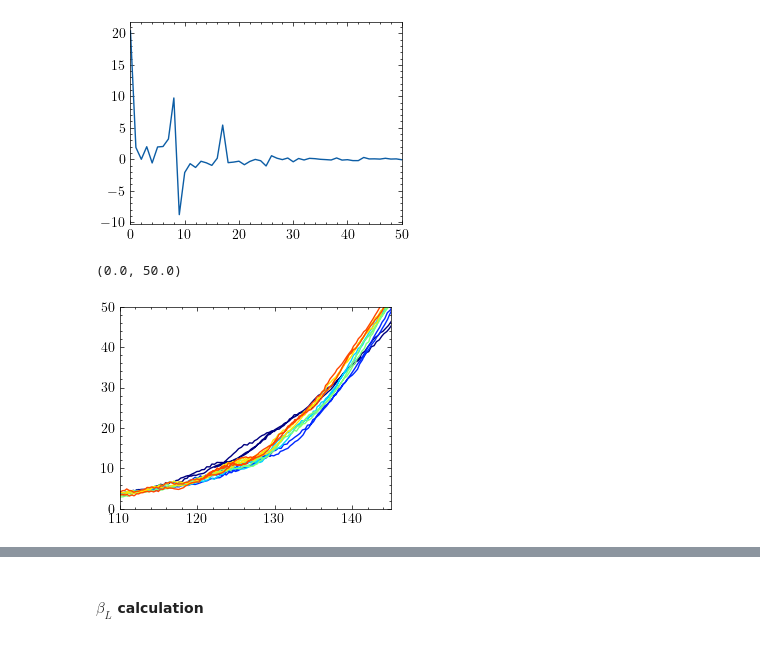
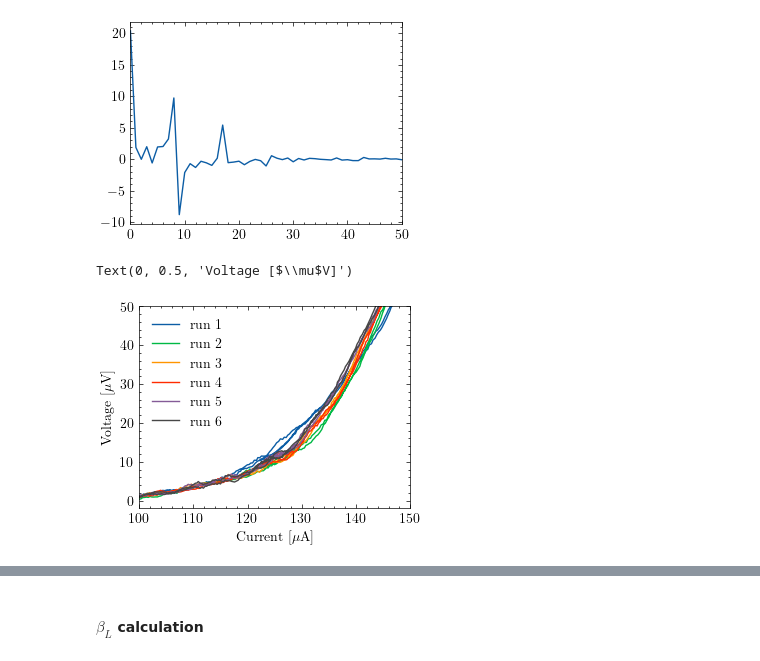
Before and after one commit to emhl/FP1, a Jupyter notebook: SQUID.ipynb, the cells around one changed output, grey strips where cells are left out. Saved outputs shown, nothing was run; the diff lists cells and outputs as text; code cells hidden in the pictures.

```diff
--- a/SQUID.ipynb
+++ b/SQUID.ipynb
@@ -546,16 +547,17 @@ plt.xlim(0,50)
 # %% [output]
 (0.0, 50.0)
 [figure]
-# %%
-w= 15
-plt.plot(knee['0_x'].rolling(window=w).mean(), knee['0_y'].rolling(window=w).mean(), label='1',c=mapcolors(6)[0])
-plt.plot(knee['1_x'].rolling(window=w).mean(), knee['1_y'].rolling(window=w).mean(), label='2',c=mapcolors(6)[1])
-plt.plot(knee['2_x'].rolling(window=w).mean(), knee['2_y'].rolling(window=w).mean(), label='3',c=mapcolors(6)[2])
-plt.plot(knee['3_x'].rolling(window=w).mean(), knee['3_y'].rolling(window=w).mean(), label='4',c=mapcolors(6)[3])
-plt.plot(knee['4_x'].rolling(window=w).mean(), knee['4_y'].rolling(window=w).mean(), label='5',c=mapcolors(6)[4])
-plt.plot(knee['5_x'].rolling(window=w).mean(), knee['5_y'].rolling(window=w).mean(), label='6',c=mapcolors(6)[5])
-plt.xlim(110,145)
-plt.ylim(0,50)
-# %% [output]
-(0.0, 50.0)
-[figure, removed]
+# %%
+w= 15
+
+for i in range(6):
+    plt.plot(knee[f'{i}_x'].rolling(window=w).mean(), knee[f'{i}_y'].rolling(window=w).mean(), label=f'run {i+1}')
+plt.xlim(100,150)
+plt.ylim(-2,50)
+
+plt.legend()
+plt.xlabel('Current [$\mu$A]')
+plt.ylabel('Voltage [$\mu$V]')
+# %% [output]
+Text(0, 0.5, 'Voltage [$\\mu$V]')
+[figure, added]
```
Also changed, not shown: parts of 9 cells of this notebook, 2 other files.
